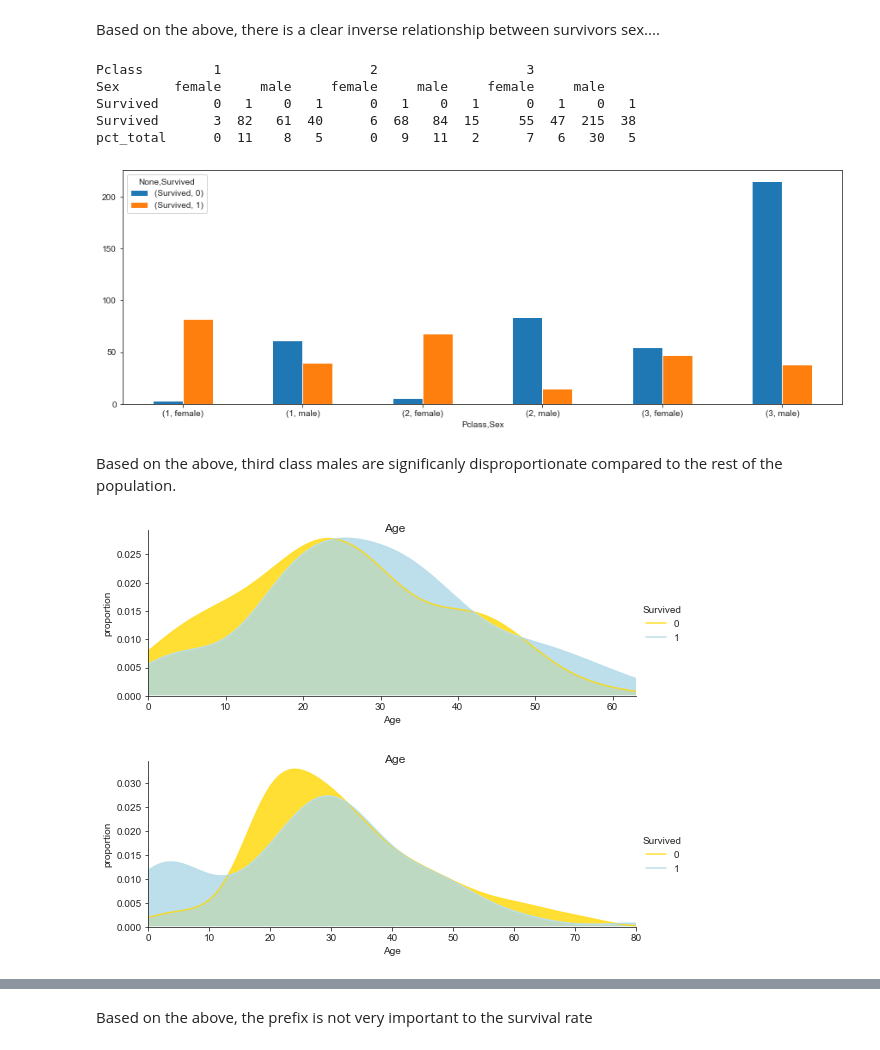
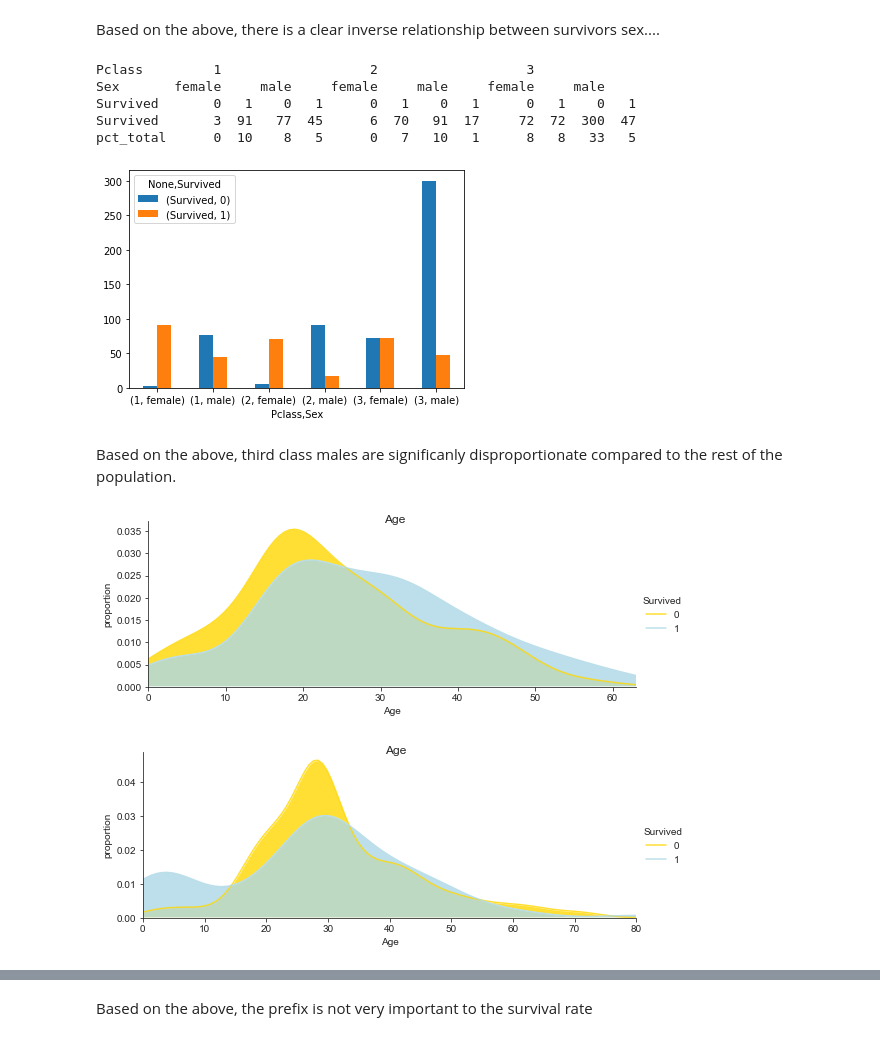
Before and after one commit to mdpurvis/kaggle_competitions, a Jupyter notebook: titanic/notebooks/01 Data Due Diligence v2.ipynb, the cells around one changed output, grey strips where cells are left out. Drawn from its saved outputs; the diff is of its cells as text; code cells hidden in the pictures.

```diff
--- a/titanic/notebooks/01 Data Due Diligence v2.ipynb
+++ b/titanic/notebooks/01 Data Due Diligence v2.ipynb
@@ -259,0 +284,8 @@ test.select_dtypes('number').head()
+# %%
+df4['Age'].fillna(df4['Age_fill'], inplace=True)
+df4.reset_index( inplace=True)
+df4.drop(columns=['Age_fill','Age_factor'], inplace=True)
+# %%
+train = df4.loc[df4['Label'] == 'train']
+train.reset_index(inplace=True)
+train.drop(columns='index', inplace=True)
@@ -260,12 +329,12 @@ test.select_dtypes('number').head()
 # %%
 #drop missing ages (based off of research done on seperate notebook
 print('Before: ')
-identify_blanks(test)
+identify_blanks(train)
 
-test = test.loc[test['Age'].notnull()]
+train = train.loc[train['Age'].notnull()]
 
 print('After: ')
-identify_blanks(test)
+identify_blanks(train)
 # %% [output]
 Before:
 Column Pclass has 0 missing values out of 891.  0%
@@ -299,7 +368,7 @@ pct_total      8   27   50  13
 # %% [markdown]
 Based on the above, there is a clear inverse relationship between survivors sex....
 # %%
-review_detail(test,
+review_detail(train,
               'Pclass', "",
               'Sex', '',
               False,'count','not', False)
@@ -307,30 +376,30 @@ review_detail(test,
 Pclass         1                   2                   3
 Sex       female     male     female     male     female     male
 Survived       0   1    0   1      0   1    0   1      0   1    0   1
-Survived       3  82   61  40      6  68   84  15     55  47  215  38
-pct_total      0  11    8   5      0   9   11   2      7   6   30   5
+Survived       3  91   77  45      6  70   91  17     72  72  300  47
+pct_total      0  10    8   5      0   7   10   1      8   8   33   5
-[figure, old version]
+[figure, new version]
 # %% [markdown]
 Based on the above, third class males are significanly disproportionate compared to the rest of the population.
 # %%
-def plot_distribution_num(test, test_select, legend) :
+def plot_distribution_num(train, train_select, legend) :
     sns.set_style('ticks')
-    s = sns.FacetGrid(test, hue = legend, aspect = 2.5, palette = {1 : 'Lightblue', 0 : 'gold'})
-    s.map(sns.kdeplot, test_select, shade = True, alpha = 0.8)
-    s.set(xlim=(0, test[test_select].max()))
+    s = sns.FacetGrid(train, hue = legend, aspect = 2.5, palette = {1 : 'Lightblue', 0 : 'gold'})
+    s.map(sns.kdeplot, train_select, shade = True, alpha = 0.8)
+    s.set(xlim=(0, train[train_select].max()))
     s.add_legend()
-    s.set_axis_labels(test_select, 'proportion')
-    s.fig.suptitle(test_select)
+    s.set_axis_labels(train_select, 'proportion')
+    s.fig.suptitle(train_select)
     plt.show()
 # %%
-test_female = test.loc[test['Sex'] == 'female']
-test_male = test.loc[test['Sex'] == 'male']
+train_female = train.loc[train['Sex'] == 'female']
+train_male = train.loc[train['Sex'] == 'male']
 
-plot_distribution_num(test_female, 'Age', 'Survived')
-plot_distribution_num(test_male, 'Age', 'Survived')
+plot_distribution_num(train_female, 'Age', 'Survived')
+plot_distribution_num(train_male, 'Age', 'Survived')
 # %% [output]
-[figure, old version]
+[figure, new version]
-[figure, old version]
+[figure, new version]
 # %%
 m_var = 17
 f_var = 50
```
Also changed, not shown: parts of 49 cells of this notebook.
